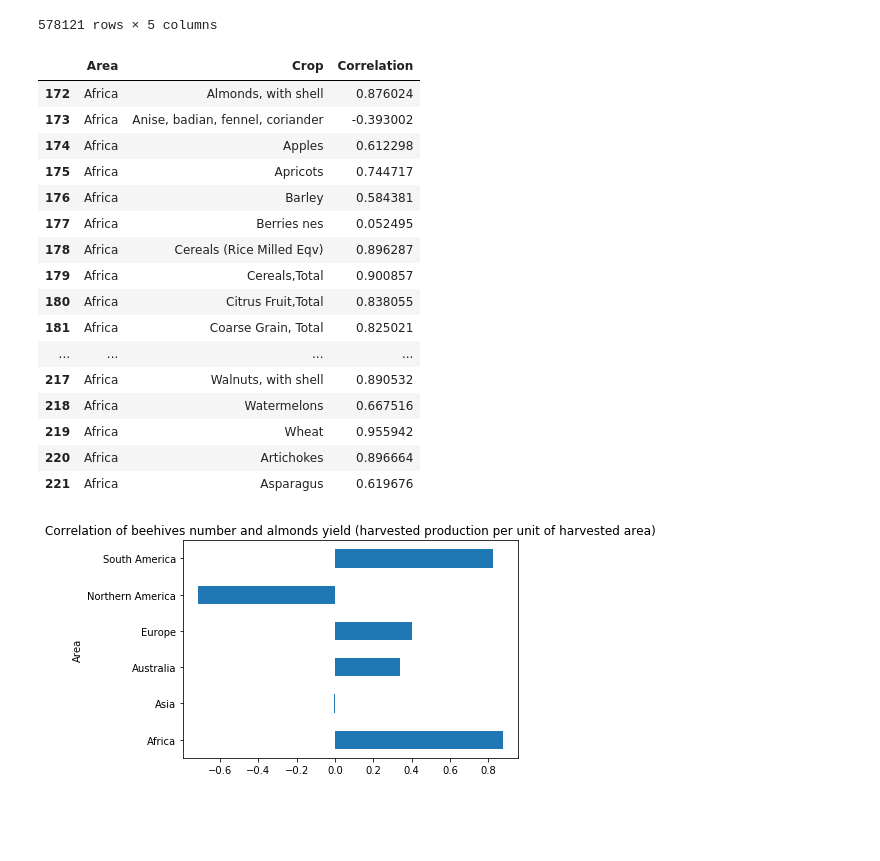
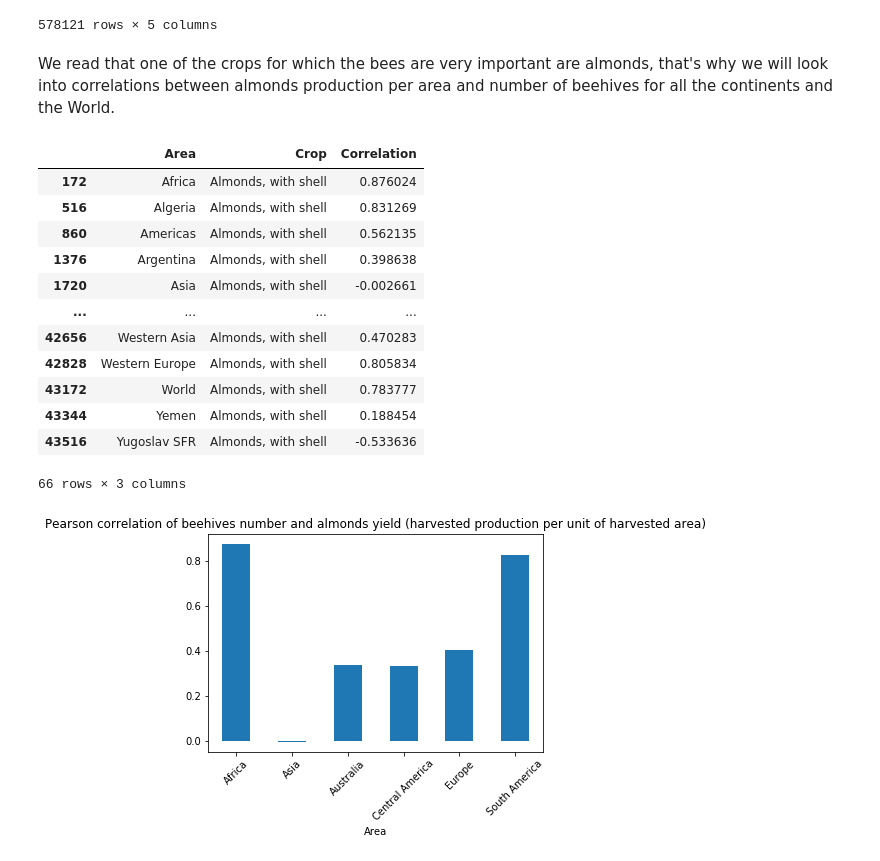
Before and after one commit to caralen/ada-project-faam, a Jupyter notebook: alen.ipynb, the cells around one changed output. Drawn from its saved outputs; the diff is of its cells as text; code cells hidden in the pictures; blank space fills up the shorter version.

Commit message:
Added correlations with crops

```diff
--- a/alen.ipynb
+++ b/alen.ipynb
@@ -528,33 +529,31 @@ if run_this_cell:
     correlations.to_pickle('crops_correlations')
 # %%
 correlations = pd.read_pickle('crops_correlations')
+# %% [markdown]
+We read that one of the crops for which the bees are very important are almonds, that's why we will look into correlations between almonds production per area and number of beehives for all the continents and the World.
 # %%
-correlations.loc[(correlations['Crop'] == 'Almonds, with shell')
+correlations.loc[(correlations['Crop'] == 'Almonds, with shell')]
 # %% [output]
 |  | Area | Crop | Correlation |
 | 172 | Africa | Almonds, with shell | 0.876024 |
-| 173 | Africa | Anise, badian, fennel, coriander | -0.393002 |
-| 174 | Africa | Apples | 0.612298 |
-| 175 | Africa | Apricots | 0.744717 |
-| 176 | Africa | Barley | 0.584381 |
-| 177 | Africa | Berries nes | 0.052495 |
-| 178 | Africa | Cereals (Rice Milled Eqv) | 0.896287 |
-| 179 | Africa | Cereals,Total | 0.900857 |
-| 180 | Africa | Citrus Fruit,Total | 0.838055 |
-| 181 | Africa | Coarse Grain, Total | 0.825021 |
+| 516 | Algeria | Almonds, with shell | 0.831269 |
+| 860 | Americas | Almonds, with shell | 0.562135 |
+| 1376 | Argentina | Almonds, with shell | 0.398638 |
+| 1720 | Asia | Almonds, with shell | -0.002661 |
 | ... | ... | ... | ... |
-| 217 | Africa | Walnuts, with shell | 0.890532 |
-| 218 | Africa | Watermelons | 0.667516 |
-| 219 | Africa | Wheat | 0.955942 |
-| 220 | Africa | Artichokes | 0.896664 |
-| 221 | Africa | Asparagus | 0.619676 |
+| 42656 | Western Asia | Almonds, with shell | 0.470283 |
+| 42828 | Western Europe | Almonds, with shell | 0.805834 |
+| 43172 | World | Almonds, with shell | 0.783777 |
+| 43344 | Yemen | Almonds, with shell | 0.188454 |
+| 43516 | Yugoslav SFR | Almonds, with shell | -0.533636 |
+66 rows × 3 columns
 # %%
-continents = ['Africa', 'Europe', 'Asia', 'Northern America', 'South America', 'Australia']
+continents = ['Africa', 'Europe', 'Asia', 'Central America', 'South America', 'Australia']
 
 cont_corr = correlations.loc[(correlations['Crop'] == 'Almonds, with shell')
                  & (correlations['Area'].isin(continents)), ['Area', 'Correlation']]
 
-cont_corr.plot.barh(x='Area', y='Correlation', legend=False);
-plt.title('Correlation of beehives number and almonds yield (harvested production per unit of harvested area)');
+cont_corr.plot.bar(x='Area', y='Correlation', legend=False, rot=45);
+plt.title('Pearson correlation of beehives number and almonds yield (harvested production per unit of harvested area)');
 # %% [output]
-[figure, old version]
+[figure, new version]
```
Also changed, not shown: parts of 5 cells of this notebook, 1 other file.
